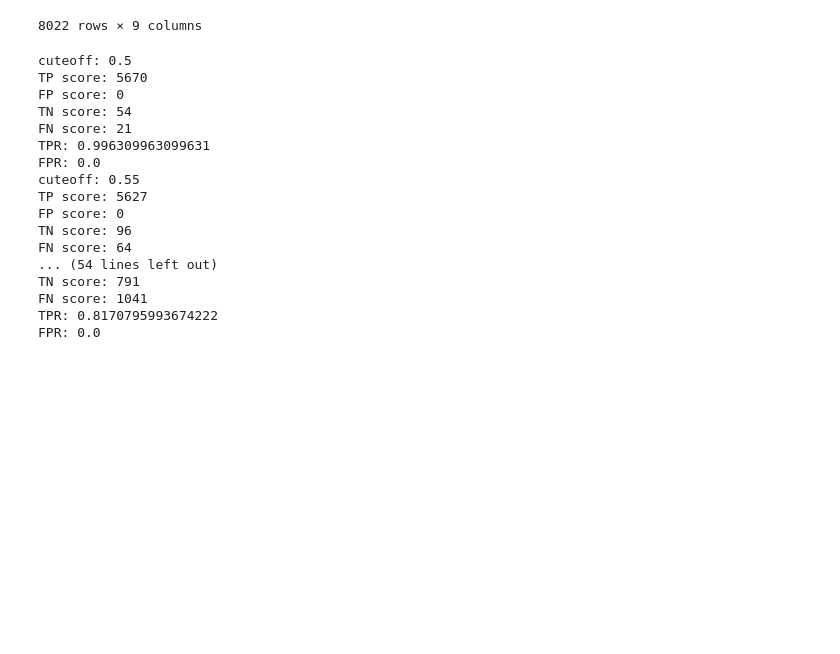
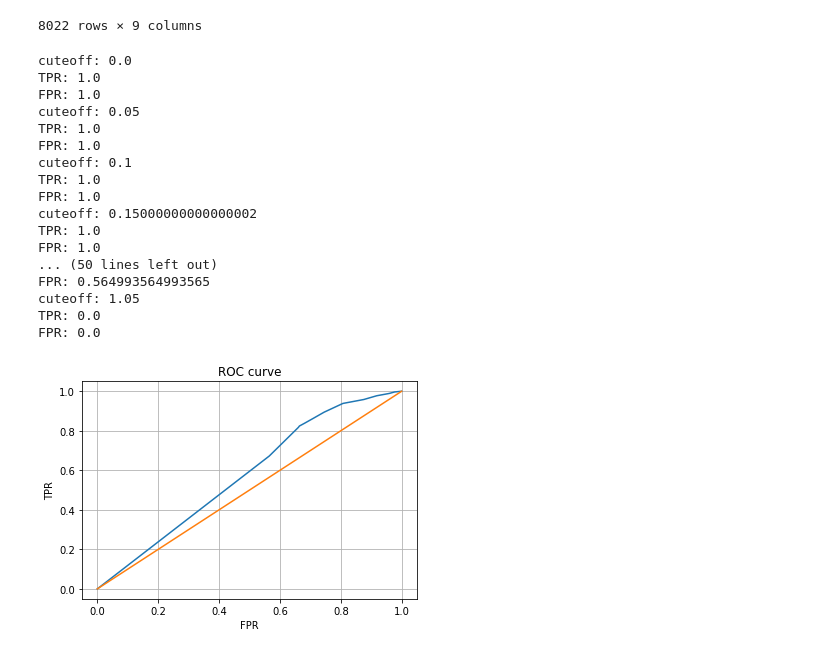
Before and after one commit to GuillaumePv/Fuzzymatch, a Jupyter notebook: fuzzymatch_ngram.ipynb, the cells around one changed output. Saved outputs shown, nothing was run; the diff lists cells and outputs as text; code cells hidden in the pictures; blank space fills up the shorter version.

```diff
--- a/fuzzymatch_ngram.ipynb
+++ b/fuzzymatch_ngram.ipynb
@@ -184,7 +185,7 @@ df_final
 8022 rows × 9 columns
 # %%
 # problem with this algos
-cuteoff = np.arange(0.5,1,0.05)
+cuteoff = np.arange(0,1.1,0.05)
 #cuteoff = [0.4,0.5,0.6,0.7,0.8]
 list_tpr = []
 list_fpr = []
@@ -193,52 +194,65 @@ for i in cuteoff:
     df_final = df_test.merge(df, how="left",left_on="x_id", right_on="x_id")
     df_final = df_final.drop(columns=['eval','set_ratio','sort_ratio','ratio','overlap','soundex','score','max','reverse'])
     df_final['status'] = ["yes" if s >=i else "no" for s in df_final['conf']]
     TP = 0
     TN = 0
     FP = 0
     FN = 0
     for i in range(len(df_final[:])):
         if df_final['y_id_x'].loc[i] == df_final['y_id_y'].loc[i] and df_final['status'].loc[i] == "yes":
             TP += 1
         elif df_final['y_id_x'].loc[i] == df_final['y_id_y'].loc[i] and df_final['status'].loc[i] == "no":
             FN += 1
         elif df_final['y_id_x'].loc[i] != df_final['y_id_y'].loc[i] and df_final['status'].loc[i] == "no":
             TN += 1
-        elif df_final['y_id_x'].loc[i] != df_final['y_id_y'].loc[i] and df_final['status'].loc[i] == "no":
+        elif df_final['y_id_x'].loc[i] != df_final['y_id_y'].loc[i] and df_final['status'].loc[i] == "yes":
             FP += 1
 
-    print(f'TP score: {TP}')
-    print(f'FP score: {FP}')
-    print(f'TN score: {TN}')
-    print(f'FN score: {FN}')
+    #print(f'TP score: {TP}')
+    #print(f'FP score: {FP}')
+    #print(f'TN score: {TN}')
+    #print(f'FN score: {FN}')
     TPR = TP / (TP+FN)
     FPR = FP / (TN+FP)
     list_tpr.append(TPR)
     list_fpr.append(FPR)
     accuracy_score = round(TP/len(df_final[:]),4)
     #print(f'Accuracy score: {accuracy_score*100}%') #accuracy score: 77%
     print(f'TPR: {TPR}')
     print(f'FPR: {FPR}')
     #print(f'TP score: {TP}')
     #print(f'FP score: {FP}')
     #print(f'TN score: {TN}')
     #print(f'FN score: {FN}')
+
+#create ROC curve
+line = np.arange(0,1.1,0.1)
+fig = plt.figure()
+plt.plot(list_fpr,list_tpr)
+plt.plot(line,line)
+plt.grid(True)
+plt.title('ROC curve')
+plt.xlabel('FPR')
+plt.ylabel('TPR')
+plt.show()
+fig.savefig('fuzzymatching_roccurve.png')
 # %% [output]
-cuteoff: 0.5
-TP score: 5670
-FP score: 0
-TN score: 54
-FN score: 21
-TPR: 0.996309963099631
+cuteoff: 0.0
+TPR: 1.0
+FPR: 1.0
+cuteoff: 0.05
+TPR: 1.0
+FPR: 1.0
+cuteoff: 0.1
+TPR: 1.0
+FPR: 1.0
+cuteoff: 0.15000000000000002
+TPR: 1.0
+FPR: 1.0
+... (50 lines left out)
+FPR: 0.564993564993565
+cuteoff: 1.05
+TPR: 0.0
 FPR: 0.0
-cuteoff: 0.55
-TP score: 5627
-FP score: 0
-TN score: 96
-FN score: 64
-... (54 lines left out)
-TN score: 791
-FN score: 1041
-TPR: 0.8170795993674222
-FPR: 0.0
+[figure, added]
 # %%
```
Also changed, not shown: parts of 2 cells of this notebook.
